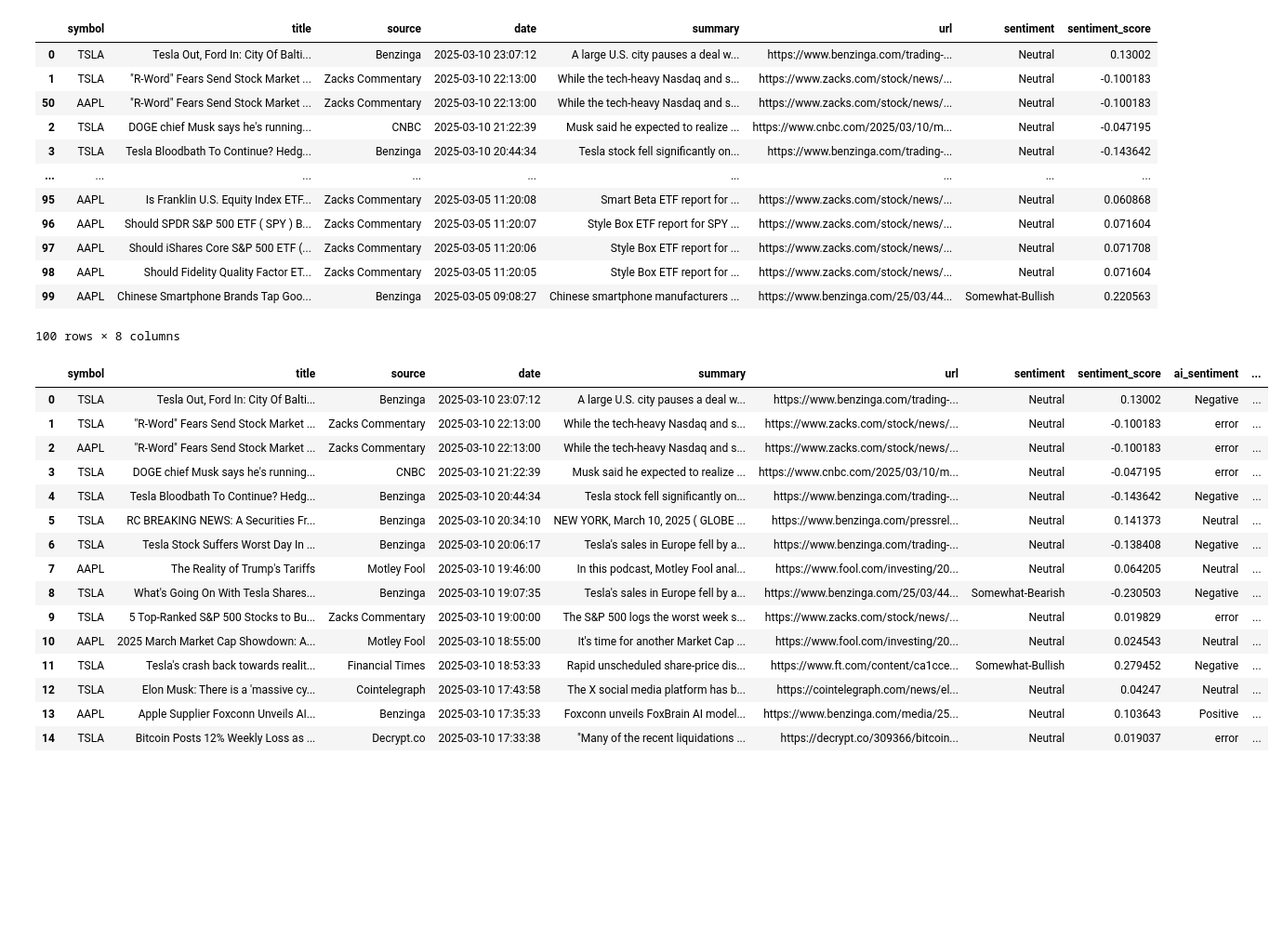
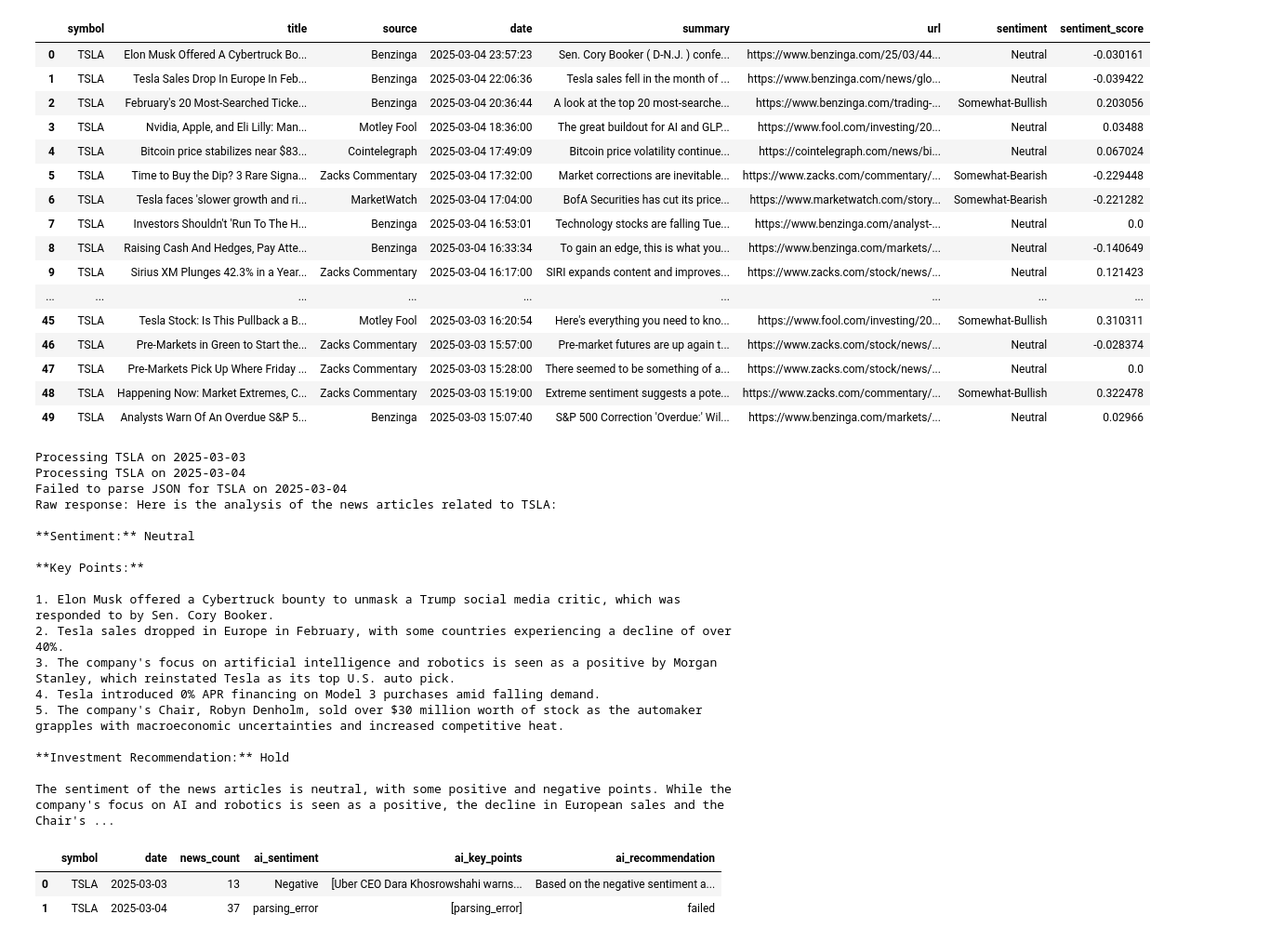
Before and after one commit to xpeng-26/Erdos_Finance_LLM_Project, a Jupyter notebook: erdos_finance_llm/test_get_news_2.ipynb, the cells around one changed output. Shown at 93% size. Drawn from its saved outputs; the diff is of its cells as text; code cells hidden in the pictures; blank space fills up the shorter version.

Commit message:
update how to get news and their analysis

```diff
--- a/erdos_finance_llm/test_get_news_2.ipynb
+++ b/erdos_finance_llm/test_get_news_2.ipynb
@@ -31,7 +31,7 @@ def get_news(symbols, start_date, end_date,api_key):
                 'apikey': api_key,
                 'time_from': start_date,
                 'time_to': end_date,
-                'sort': 'LATEST',
+                #'sort': 'LATEST',
 
             }
             response = requests.get(url, params=params)
@@ -70,27 +70,31 @@ def get_news(symbols, start_date, end_date,api_key):
         return pd.DataFrame()
 # %%
 test_news = get_news(
-    symbols=["TSLA", "AAPL"],
+    symbols=["TSLA"],
     start_date="2025-03-01",
-    end_date="2025-03-11",
+    end_date="2025-03-05",
     api_key=os.getenv('ALPHA_VANTAGE_API_KEY')
 )
 # %%
 test_news
 # %% [output]
 |  | symbol | title | source | date | summary | url | sentiment | sentiment_score |
-| 0 | TSLA | Tesla Out, Ford In: City Of Balti... | Benzinga | 2025-03-10 23:07:12 | A large U.S. city pauses a deal w... | https://www.benzinga.com/trading-... | Neutral | 0.13002 |
-| 1 | TSLA | "R-Word" Fears Send Stock Market ... | Zacks Commentary | 2025-03-10 22:13:00 | While the tech-heavy Nasdaq and s... | https://www.zacks.com/stock/news/... | Neutral | -0.100183 |
-| 50 | AAPL | "R-Word" Fears Send Stock Market ... | Zacks Commentary | 2025-03-10 22:13:00 | While the tech-heavy Nasdaq and s... | https://www.zacks.com/stock/news/... | Neutral | -0.100183 |
-| 2 | TSLA | DOGE chief Musk says he's running... | CNBC | 2025-03-10 21:22:39 | Musk said he expected to realize ... | https://www.cnbc.com/2025/03/10/m... | Neutral | -0.047195 |
-| 3 | TSLA | Tesla Bloodbath To Continue? Hedg... | Benzinga | 2025-03-10 20:44:34 | Tesla stock fell significantly on... | https://www.benzinga.com/trading-... | Neutral | -0.143642 |
+| 0 | TSLA | Elon Musk Offered A Cybertruck Bo... | Benzinga | 2025-03-04 23:57:23 | Sen. Cory Booker ( D-N.J. ) confe... | https://www.benzinga.com/25/03/44... | Neutral | -0.030161 |
+| 1 | TSLA | Tesla Sales Drop In Europe In Feb... | Benzinga | 2025-03-04 22:06:36 | Tesla sales fell in the month of ... | https://www.benzinga.com/news/glo... | Neutral | -0.039422 |
+| 2 | TSLA | February's 20 Most-Searched Ticke... | Benzinga | 2025-03-04 20:36:44 | A look at the top 20 most-searche... | https://www.benzinga.com/trading-... | Somewhat-Bullish | 0.203056 |
+| 3 | TSLA | Nvidia, Apple, and Eli Lilly: Man... | Motley Fool | 2025-03-04 18:36:00 | The great buildout for AI and GLP... | https://www.fool.com/investing/20... | Neutral | 0.03488 |
+| 4 | TSLA | Bitcoin price stabilizes near $83... | Cointelegraph | 2025-03-04 17:49:09 | Bitcoin price volatility continue... | https://cointelegraph.com/news/bi... | Neutral | 0.067024 |
+| 5 | TSLA | Time to Buy the Dip? 3 Rare Signa... | Zacks Commentary | 2025-03-04 17:32:00 | Market corrections are inevitable... | https://www.zacks.com/commentary/... | Somewhat-Bearish | -0.229448 |
+| 6 | TSLA | Tesla faces 'slower growth and ri... | MarketWatch | 2025-03-04 17:04:00 | BofA Securities has cut its price... | https://www.marketwatch.com/story... | Somewhat-Bearish | -0.221282 |
+| 7 | TSLA | Investors Shouldn't 'Run To The H... | Benzinga | 2025-03-04 16:53:01 | Technology stocks are falling Tue... | https://www.benzinga.com/analyst-... | Neutral | 0.0 |
+| 8 | TSLA | Raising Cash And Hedges, Pay Atte... | Benzinga | 2025-03-04 16:33:34 | To gain an edge, this is what you... | https://www.benzinga.com/markets/... | Neutral | -0.140649 |
+| 9 | TSLA | Sirius XM Plunges 42.3% in a Year... | Zacks Commentary | 2025-03-04 16:17:00 | SIRI expands content and improves... | https://www.zacks.com/stock/news/... | Neutral | 0.121423 |
 | ... | ... | ... | ... | ... | ... | ... | ... | ... |
-| 95 | AAPL | Is Franklin U.S. Equity Index ETF... | Zacks Commentary | 2025-03-05 11:20:08 | Smart Beta ETF report for ... | https://www.zacks.com/stock/news/... | Neutral | 0.060868 |
-| 96 | AAPL | Should SPDR S&P 500 ETF ( SPY ) B... | Zacks Commentary | 2025-03-05 11:20:07 | Style Box ETF report for SPY ... | https://www.zacks.com/stock/news/... | Neutral | 0.071604 |
-| 97 | AAPL | Should iShares Core S&P 500 ETF (... | Zacks Commentary | 2025-03-05 11:20:06 | Style Box ETF report for ... | https://www.zacks.com/stock/news/... | Neutral | 0.071708 |
-| 98 | AAPL | Should Fidelity Quality Factor ET... | Zacks Commentary | 2025-03-05 11:20:05 | Style Box ETF report for ... | https://www.zacks.com/stock/news/... | Neutral | 0.071604 |
-| 99 | AAPL | Chinese Smartphone Brands Tap Goo... | Benzinga | 2025-03-05 09:08:27 | Chinese smartphone manufacturers ... | https://www.benzinga.com/25/03/44... | Somewhat-Bullish | 0.220563 |
+| 45 | TSLA | Tesla Stock: Is This Pullback a B... | Motley Fool | 2025-03-03 16:20:54 | Here's everything you need to kno... | https://www.fool.com/investing/20... | Somewhat-Bullish | 0.310311 |
+| 46 | TSLA | Pre-Markets in Green to Start the... | Zacks Commentary | 2025-03-03 15:57:00 | Pre-market futures are up again t... | https://www.zacks.com/stock/news/... | Neutral | -0.028374 |
+| 47 | TSLA | Pre-Markets Pick Up Where Friday ... | Zacks Commentary | 2025-03-03 15:28:00 | There seemed to be something of a... | https://www.zacks.com/stock/news/... | Neutral | 0.0 |
+| 48 | TSLA | Happening Now: Market Extremes, C... | Zacks Commentary | 2025-03-03 15:19:00 | Extreme sentiment suggests a pote... | https://www.zacks.com/commentary/... | Somewhat-Bullish | 0.322478 |
+| 49 | TSLA | Analysts Warn Of An Overdue S&P 5... | Benzinga | 2025-03-03 15:07:40 | S&P 500 Correction 'Overdue:' Wil... | https://www.benzinga.com/markets/... | Neutral | 0.02966 |
-100 rows × 8 columns
 # %%
 NEWS_ANALYSIS_PROMPT = """
     You are an expert financial analyst.
@@ -155,21 +193,26 @@ def analyze_news(news_df, api_key=None, model='llama3-8b-8192'):
 
     return pd.DataFrame(results)
 # %%
-analyze_news(test_news.loc[0:10], api_key=os.getenv('GROQ_API_KEY'), model='llama3-8b-8192')
+analyze_news(test_news, api_key=os.getenv('GROQ_API_KEY'), model='llama3-8b-8192')
 # %% [output]
+Processing TSLA on 2025-03-03
+Processing TSLA on 2025-03-04
+Failed to parse JSON for TSLA on 2025-03-04
+Raw response: Here is the analysis of the news articles related to TSLA:
+
+**Sentiment:** Neutral
+
+**Key Points:**
+
+1. Elon Musk offered a Cybertruck bounty to unmask a Trump social media critic, which was responded to by Sen. Cory Booker.
+2. Tesla sales dropped in Europe in February, with some countries experiencing a decline of over 40%.
+3. The company's focus on artificial intelligence and robotics is seen as a positive by Morgan Stanley, which reinstated Tesla as its top U.S. auto pick.
+4. Tesla introduced 0% APR financing on Model 3 purchases amid falling demand.
+5. The company's Chair, Robyn Denholm, sold over $30 million worth of stock as the automaker grapples with macroeconomic uncertainties and increased competitive heat.
+
+**Investment Recommendation:** Hold
+
+The sentiment of the news articles is neutral, with some positive and negative points. While the company's focus on AI and robotics is seen as a positive, the decline in European sales and the Chair's ...
-|  | symbol | title | source | date | summary | url | sentiment | sentiment_score | ai_sentiment | ... |
-| 0 | TSLA | Tesla Out, Ford In: City Of Balti... | Benzinga | 2025-03-10 23:07:12 | A large U.S. city pauses a deal w... | https://www.benzinga.com/trading-... | Neutral | 0.13002 | Negative | ... |
-| 1 | TSLA | "R-Word" Fears Send Stock Market ... | Zacks Commentary | 2025-03-10 22:13:00 | While the tech-heavy Nasdaq and s... | https://www.zacks.com/stock/news/... | Neutral | -0.100183 | error | ... |
-| 2 | AAPL | "R-Word" Fears Send Stock Market ... | Zacks Commentary | 2025-03-10 22:13:00 | While the tech-heavy Nasdaq and s... | https://www.zacks.com/stock/news/... | Neutral | -0.100183 | error | ... |
-| 3 | TSLA | DOGE chief Musk says he's running... | CNBC | 2025-03-10 21:22:39 | Musk said he expected to realize ... | https://www.cnbc.com/2025/03/10/m... | Neutral | -0.047195 | error | ... |
-| 4 | TSLA | Tesla Bloodbath To Continue? Hedg... | Benzinga | 2025-03-10 20:44:34 | Tesla stock fell significantly on... | https://www.benzinga.com/trading-... | Neutral | -0.143642 | Negative | ... |
-| 5 | TSLA | RC BREAKING NEWS: A Securities Fr... | Benzinga | 2025-03-10 20:34:10 | NEW YORK, March 10, 2025 ( GLOBE ... | https://www.benzinga.com/pressrel... | Neutral | 0.141373 | Neutral | ... |
-| 6 | TSLA | Tesla Stock Suffers Worst Day In ... | Benzinga | 2025-03-10 20:06:17 | Tesla's sales in Europe fell by a... | https://www.benzinga.com/trading-... | Neutral | -0.138408 | Negative | ... |
-| 7 | AAPL | The Reality of Trump's Tariffs | Motley Fool | 2025-03-10 19:46:00 | In this podcast, Motley Fool anal... | https://www.fool.com/investing/20... | Neutral | 0.064205 | Neutral | ... |
-| 8 | TSLA | What's Going On With Tesla Shares... | Benzinga | 2025-03-10 19:07:35 | Tesla's sales in Europe fell by a... | https://www.benzinga.com/25/03/44... | Somewhat-Bearish | -0.230503 | Negative | ... |
-| 9 | TSLA | 5 Top-Ranked S&P 500 Stocks to Bu... | Zacks Commentary | 2025-03-10 19:00:00 | The S&P 500 logs the worst week s... | https://www.zacks.com/stock/news/... | Neutral | 0.019829 | error | ... |
-| 10 | AAPL | 2025 March Market Cap Showdown: A... | Motley Fool | 2025-03-10 18:55:00 | It's time for another Market Cap ... | https://www.fool.com/investing/20... | Neutral | 0.024543 | Neutral | ... |
-| 11 | TSLA | Tesla's crash back towards realit... | Financial Times | 2025-03-10 18:53:33 | Rapid unscheduled share-price dis... | https://www.ft.com/content/ca1cce... | Somewhat-Bullish | 0.279452 | Negative | ... |
-| 12 | TSLA | Elon Musk: There is a 'massive cy... | Cointelegraph | 2025-03-10 17:43:58 | The X social media platform has b... | https://cointelegraph.com/news/el... | Neutral | 0.04247 | Neutral | ... |
-| 13 | AAPL | Apple Supplier Foxconn Unveils AI... | Benzinga | 2025-03-10 17:35:33 | Foxconn unveils FoxBrain AI model... | https://www.benzinga.com/media/25... | Neutral | 0.103643 | Positive | ... |
-| 14 | TSLA | Bitcoin Posts 12% Weekly Loss as ... | Decrypt.co | 2025-03-10 17:33:38 | "Many of the recent liquidations ... | https://decrypt.co/309366/bitcoin... | Neutral | 0.019037 | error | ... |
+|  | symbol | date | news_count | ai_sentiment | ai_key_points | ai_recommendation |
+| 0 | TSLA | 2025-03-03 | 13 | Negative | [Uber CEO Dara Khosrowshahi warns... | Based on the negative sentiment a... |
+| 1 | TSLA | 2025-03-04 | 37 | parsing_error | [parsing_error] | failed |
```
Also changed, not shown: parts of 3 cells of this notebook.
